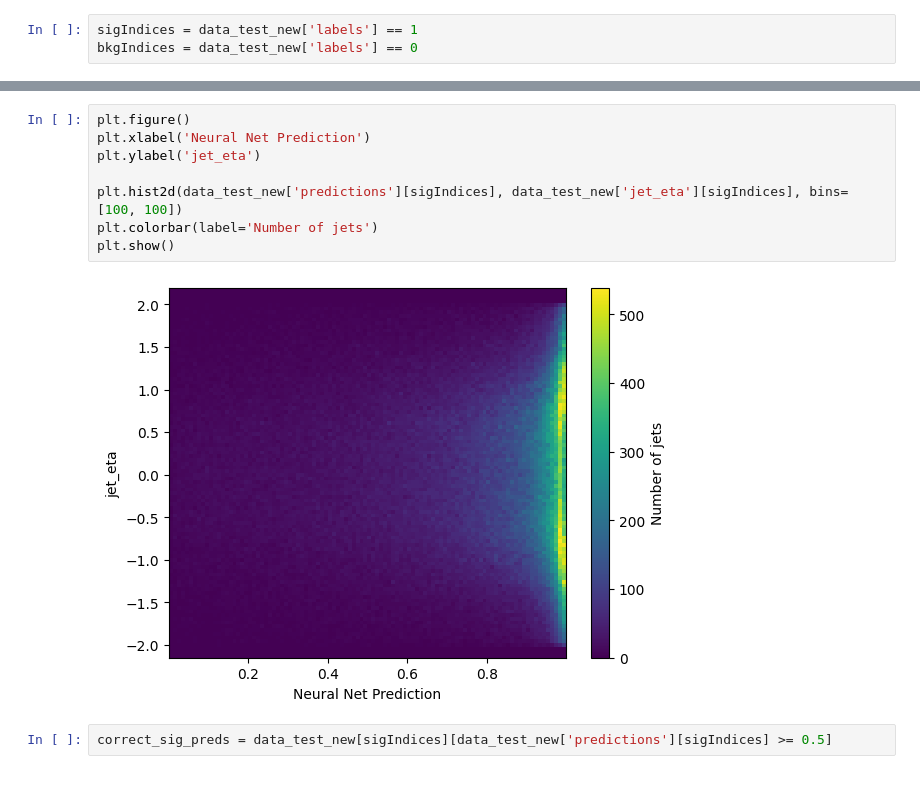
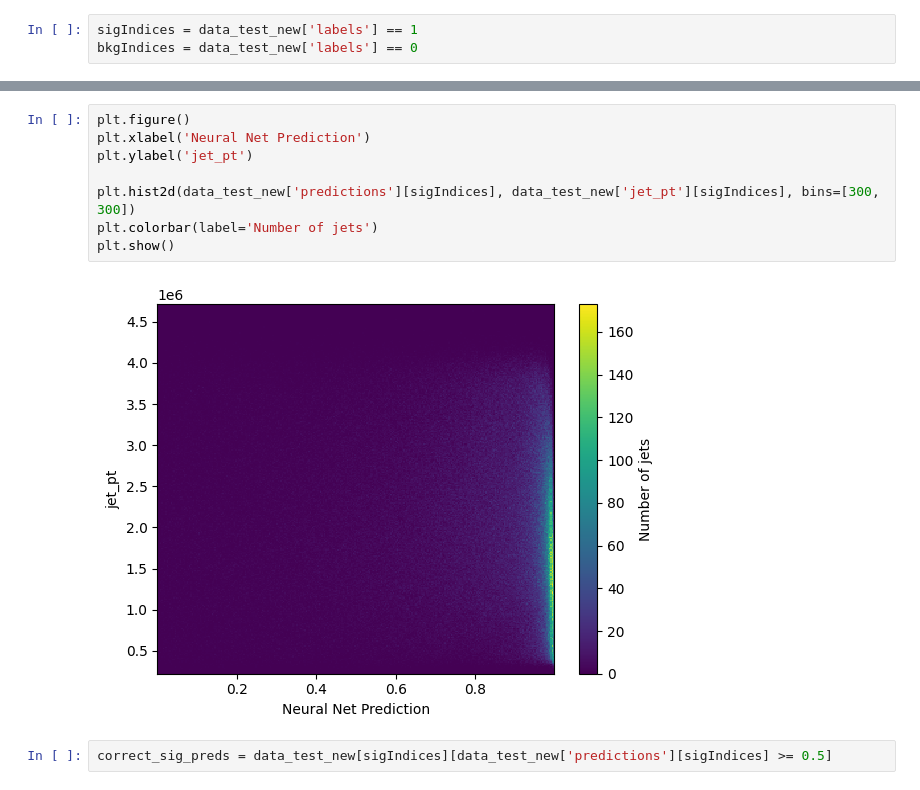
Before and after one commit to mkidson/Uni-Code, a Jupyter notebook: Honours/DS/Top_Tagging/topTaggingStats.ipynb, the cells around one changed output, grey strips where cells are left out. Cells and saved outputs as stored; diff of their text form.

```diff
--- a/Honours/DS/Top_Tagging/topTaggingStats.ipynb
+++ b/Honours/DS/Top_Tagging/topTaggingStats.ipynb
@@ -131,13 +157,13 @@ Index(['fjet_Tau1_wta', 'fjet_Tau2_wta', 'fjet_Tau3_wta', 'fjet_Tau4_wta',
 # %%
 plt.figure()
 plt.xlabel('Neural Net Prediction')
-plt.ylabel('jet_eta')
+plt.ylabel('jet_pt')
 
-plt.hist2d(data_test_new['predictions'][sigIndices], data_test_new['jet_eta'][sigIndices], bins=[100, 100])
+plt.hist2d(data_test_new['predictions'][sigIndices], data_test_new['jet_pt'][sigIndices], bins=[300, 300])
 plt.colorbar(label='Number of jets')
 plt.show()
 # %% [output]
-[figure, old version]
+[figure, new version]
 # %%
 correct_sig_preds = data_test_new[sigIndices][data_test_new['predictions'][sigIndices] >= 0.5]
 # %%
```
Also changed, not shown: parts of 12 cells of this notebook, 19 other files.
